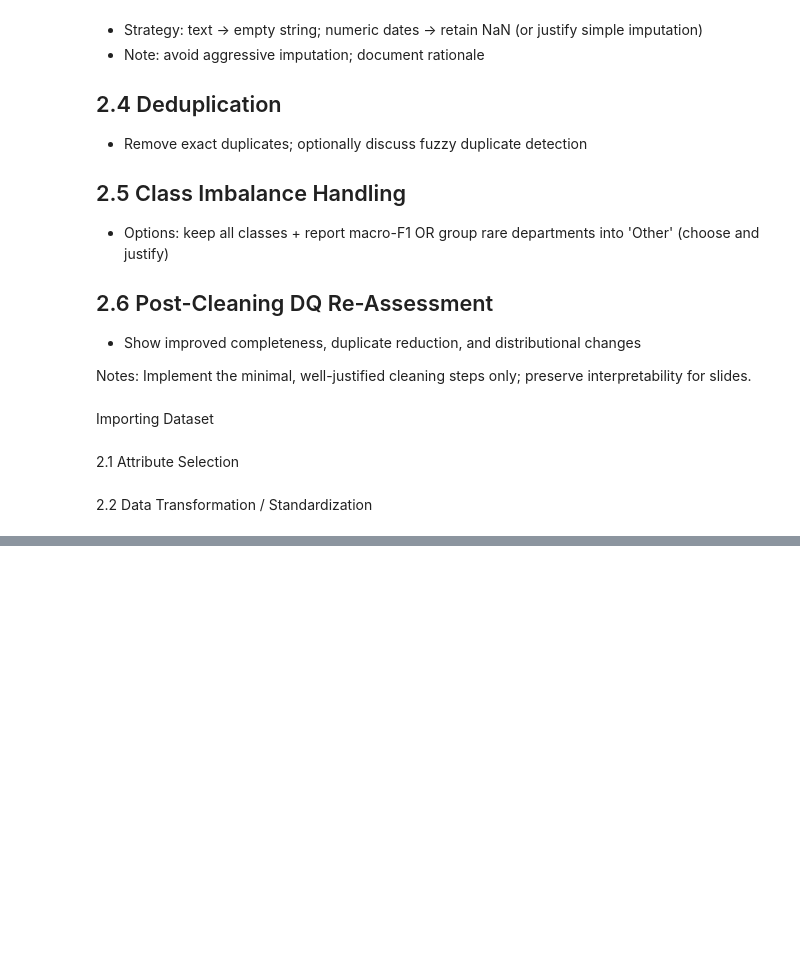
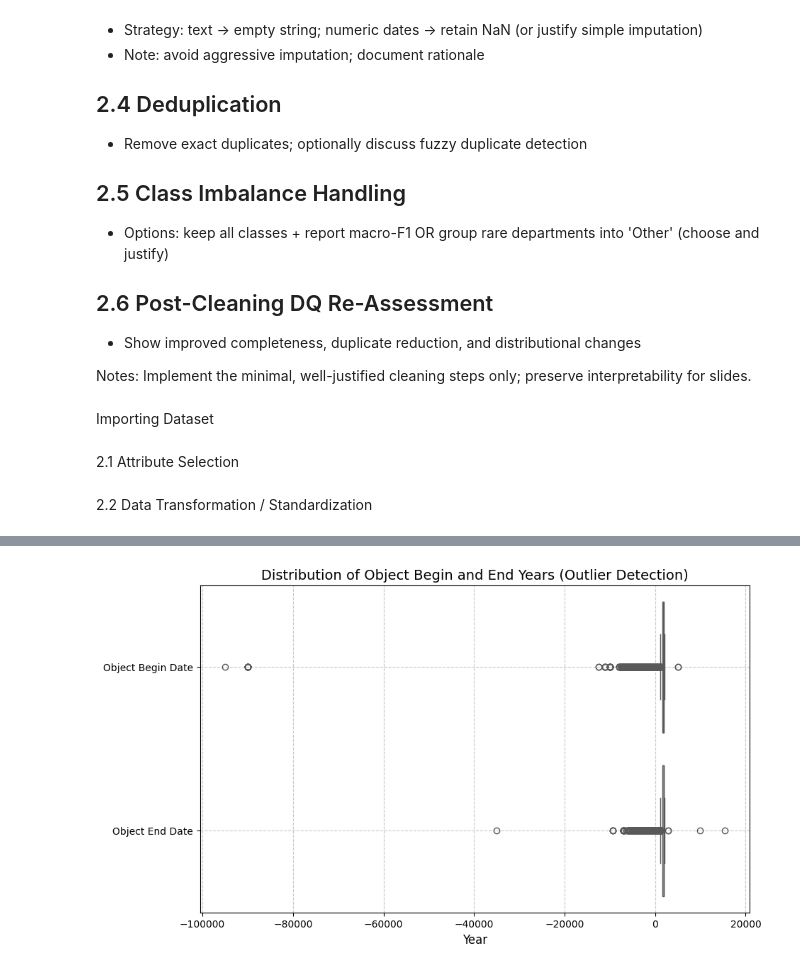
Before and after one commit to Shaurya111001/DIQ-Project, a Jupyter notebook: Notebook2_Data_Cleaning.ipynb, the cells around one changed output, grey strips where cells are left out. Saved outputs shown, nothing was run; the diff lists cells and outputs as text; code cells hidden in the pictures; blank space fills up the shorter version.

Commit message:
Worked on data cleaning

```diff
--- a/Notebook2_Data_Cleaning.ipynb
+++ b/Notebook2_Data_Cleaning.ipynb
@@ -42,3 +52,19 @@ for c in MET_MUSEUM_OBJECTS.columns:
 MODIFIED_DATASET = MET_MUSEUM_OBJECTS.drop(columns=to_delete)
 # %% [markdown]
 2.2 Data Transformation / Standardization
+# %%
+# Removing possible initial and final whitespace from text objects
+text_cols = MODIFIED_DATASET.select_dtypes(include='object').columns
+
+for col in text_cols:
+    # 1. Create a "Mask" of changed rows
+    has_whitespace = (MODIFIED_DATASET[col] != MODIFIED_DATASET[col].str.strip()) & MODIFIED_DATASET[col].notna()
+
+    # 2. Count the differences
+    count = has_whitespace.sum()
+
+    if count > 0:
+        print(f"Column '{col}': {count} values cleaned")
+
+for col in text_cols:
+    MODIFIED_DATASET[col] = MODIFIED_DATASET[col].str.strip()
@@ -44,0 +81,6 @@ MODIFIED_DATASET = MET_MUSEUM_OBJECTS.drop(columns=to_delete)
+# %%
+# Empty string for object fields
+text_cols = MODIFIED_DATASET.select_dtypes(include=['object']).columns
+
+# 2. Fill missing values (NaN) with an empty string ""
+MODIFIED_DATASET[text_cols] = MODIFIED_DATASET[text_cols].fillna('')
@@ -44,0 +144,25 @@ MODIFIED_DATASET = MET_MUSEUM_OBJECTS.drop(columns=to_delete)
+# %%
+# 1. Select the columns
+date_cols = ['Object Begin Date', 'Object End Date']
+
+# 2. Create the Box Plot
+plt.figure(figsize=(10, 6))
+
+# We use Seaborn for a nicer style
+sns.boxplot(data=MODIFIED_DATASET[date_cols], orient='h', palette="Set2")
+
+# 3. Add Labels and Title
+plt.title('Distribution of Object Begin and End Years (Outlier Detection)', fontsize=14)
+plt.xlabel('Year', fontsize=12)
+plt.grid(True, linestyle='--', alpha=0.7)
+
+# 4. Save the plot (for your report)
+#plt.tight_layout()
+#plt.savefig('date_boxplots.png')
+#print("Plot saved as 'date_boxplots.png'")
+
+plt.show()
+
+# TODO move
+# %% [output]
+[figure, added]
```
Also changed, not shown: parts of 13 cells of this notebook.
